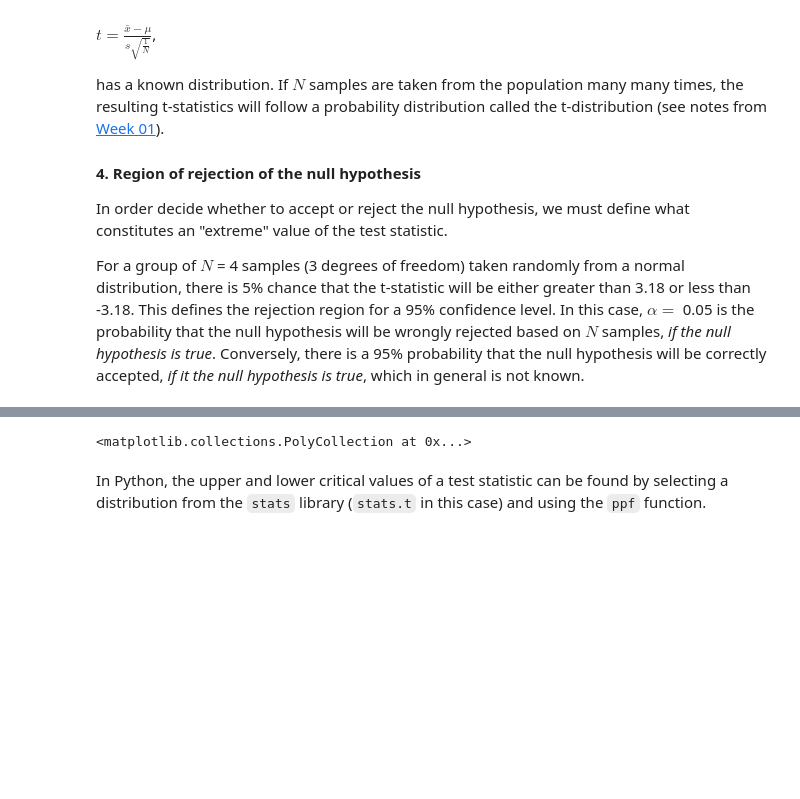
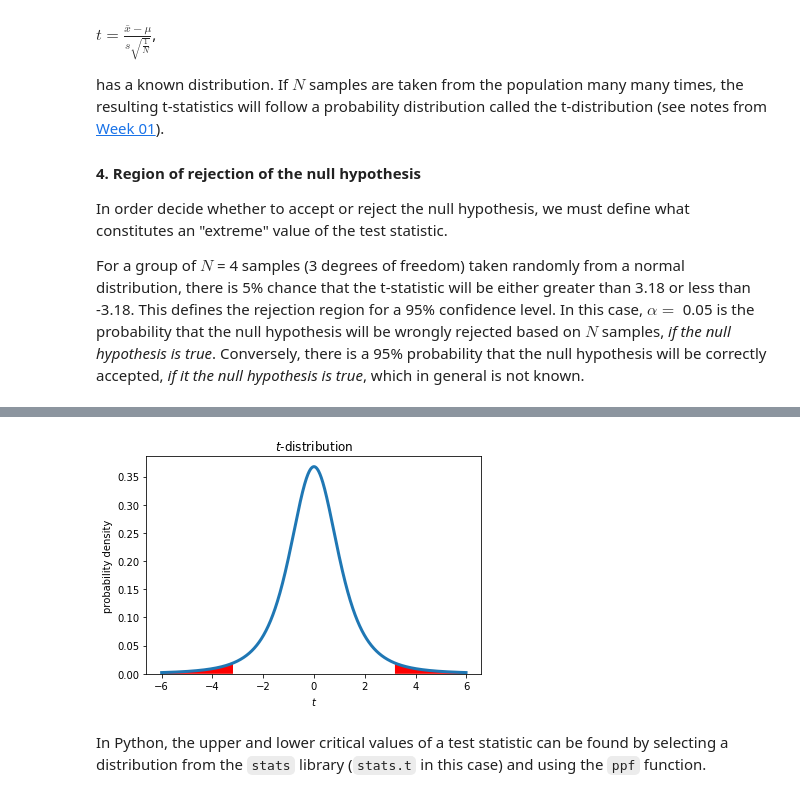
Before and after one commit to mlmldata2020/course-notes, a Jupyter notebook: week02a-hypothesis-power-anova.ipynb, the cells around one changed output, grey strips where cells are left out. Saved outputs shown, nothing was run; the diff lists cells and outputs as text; code cells hidden in the pictures; blank space fills up the shorter version.

```diff
--- a/week02a-hypothesis-power-anova.ipynb
+++ b/week02a-hypothesis-power-anova.ipynb
@@ -57,7 +97,6 @@ In order decide whether to accept or reject the null hypothesis, we must define
 
 For a group of $N$ = 4 samples (3 degrees of freedom) taken randomly from a normal distribution, there is 5% chance that the t-statistic will be either greater than 3.18 or less than -3.18. This defines the rejection region for a 95% confidence level. In this case, $\alpha = $ 0.05 is the probability that the null hypothesis will be wrongly rejected based on $N$ samples, _if the null hypothesis is true_. Conversely, there is a 95% probability that the null hypothesis will be correctly accepted, _if it the null hypothesis is true_, which in general is not known.
 # %%
-%matplotlib notebook
 from scipy import stats
 import numpy as np
 from matplotlib import pyplot as plt
@@ -74,12 +113,13 @@ plt.figure()
 plt.plot(tvalues,tpdf,lw=3)
 plt.xlabel('$t$')
 plt.ylabel('probability density')
-plt.title('$t$-distribution and ')
+plt.title('$t$-distribution')
+plt.gca().set_ylim(bottom=0)
 
 # plot rejection regions
 tcrit = stats.t.ppf(1-alpha/2,N-1)
 upperi, = np.where(tvalues>tcrit)
 loweri, = np.where(tvalues<-tcrit)
 plt.fill_between(tvalues[upperi],tpdf[upperi],facecolor='red')
-plt.fill_between(tvalues[loweri],tpdf[loweri],facecolor='red')
+plt.fill_between(tvalues[loweri],tpdf[loweri],facecolor='red');
 # %% [output]
@@ -88,4 +126,4 @@ plt.fill_between(tvalues[loweri],tpdf[loweri],facecolor='red')
-<matplotlib.collections.PolyCollection at 0x...>
+[figure, added]
 # %% [markdown]
 In Python, the upper and lower critical values of a test statistic can be found by selecting a distribution from the `stats` library (`stats.t` in this case) and using the `ppf` function.
 # %%
```
Also changed, not shown: parts of 6 cells of this notebook, 3 other files.
